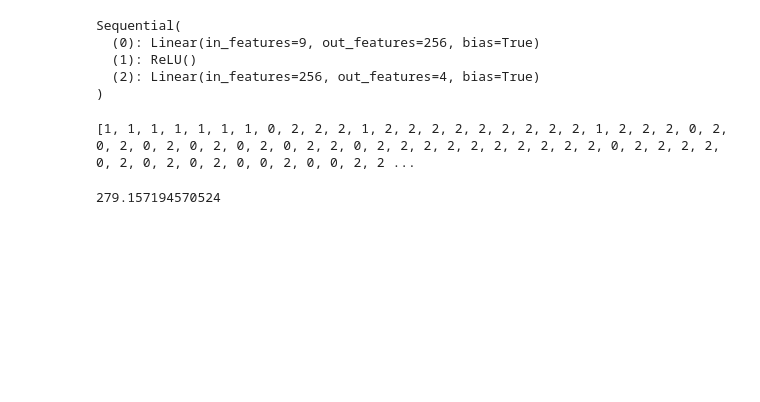
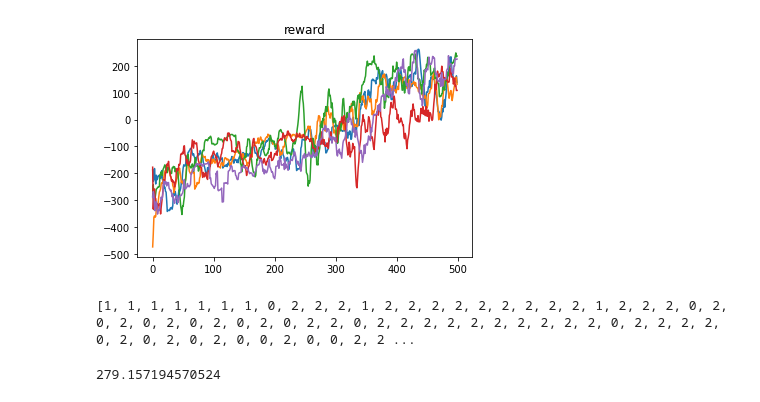
Before and after one commit to witran/rl-algos, a Jupyter notebook: dqn/main.ipynb, the cells around one changed output. Drawn from its saved outputs; the diff is of its cells as text; code cells hidden in the pictures; blank space fills up the shorter version.

```diff
--- a/dqn/main.ipynb
+++ b/dqn/main.ipynb
@@ -100,17 +100,16 @@ print(now)
 # %%
 qnet = nn.Sequential(
         nn.Linear(9, 256),
         nn.ReLU(),
         nn.Linear(256, 4)
     )
 qnet.load_state_dict(torch.load('./models/LunarLander-v2-' + now))
 qnet.eval()
+
+load('data/reward_histories_' + now + '.npy')
+plot('reward', reward_histories)
 # %% [output]
-Sequential(
-  (0): Linear(in_features=9, out_features=256, bias=True)
-  (1): ReLU()
-  (2): Linear(in_features=256, out_features=4, bias=True)
-)
+[figure, added]
 # %%
 agent = dqn.Agent(
     discount=0.99,
```
Also changed, not shown: parts of 5 cells of this notebook, 9 other files.
